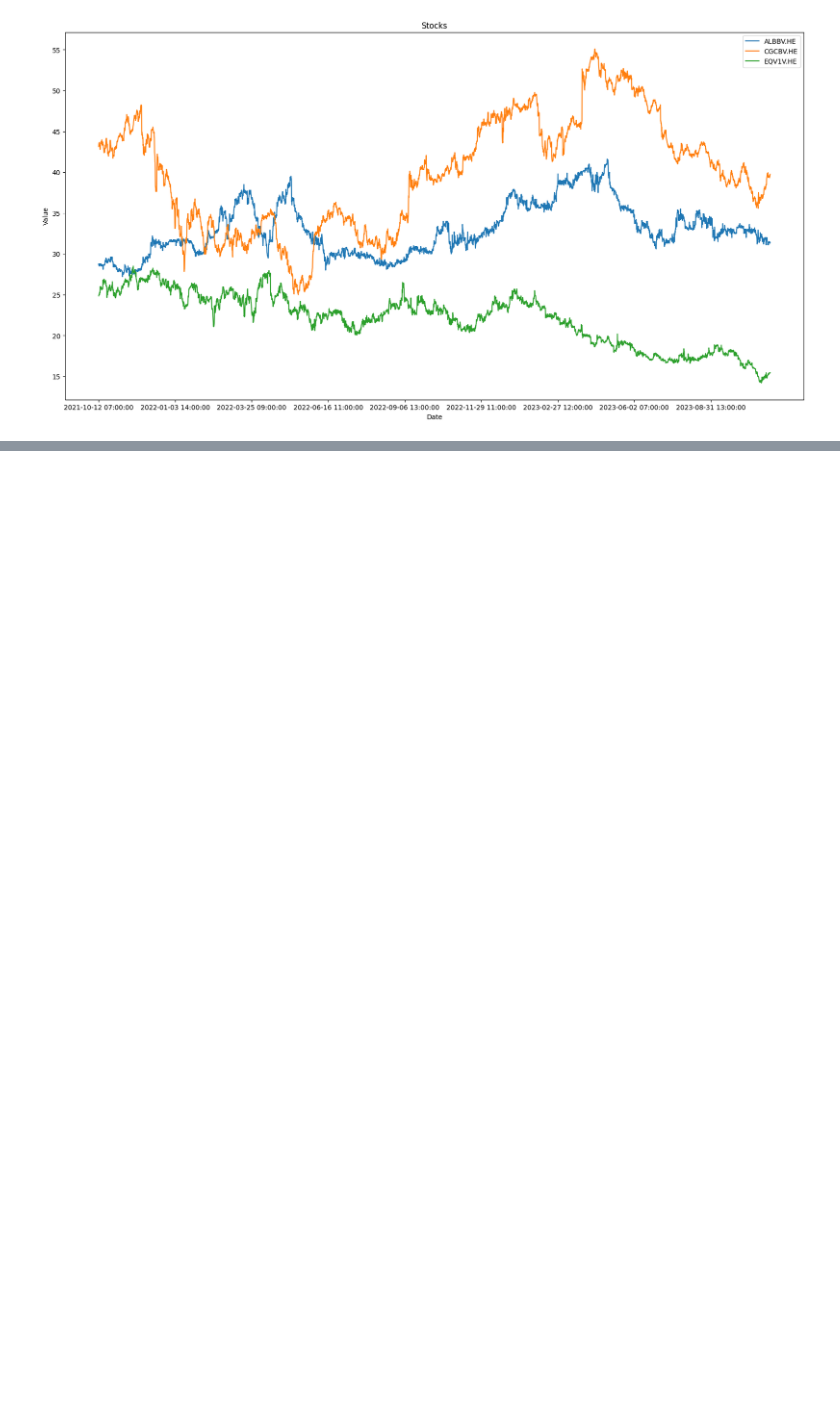
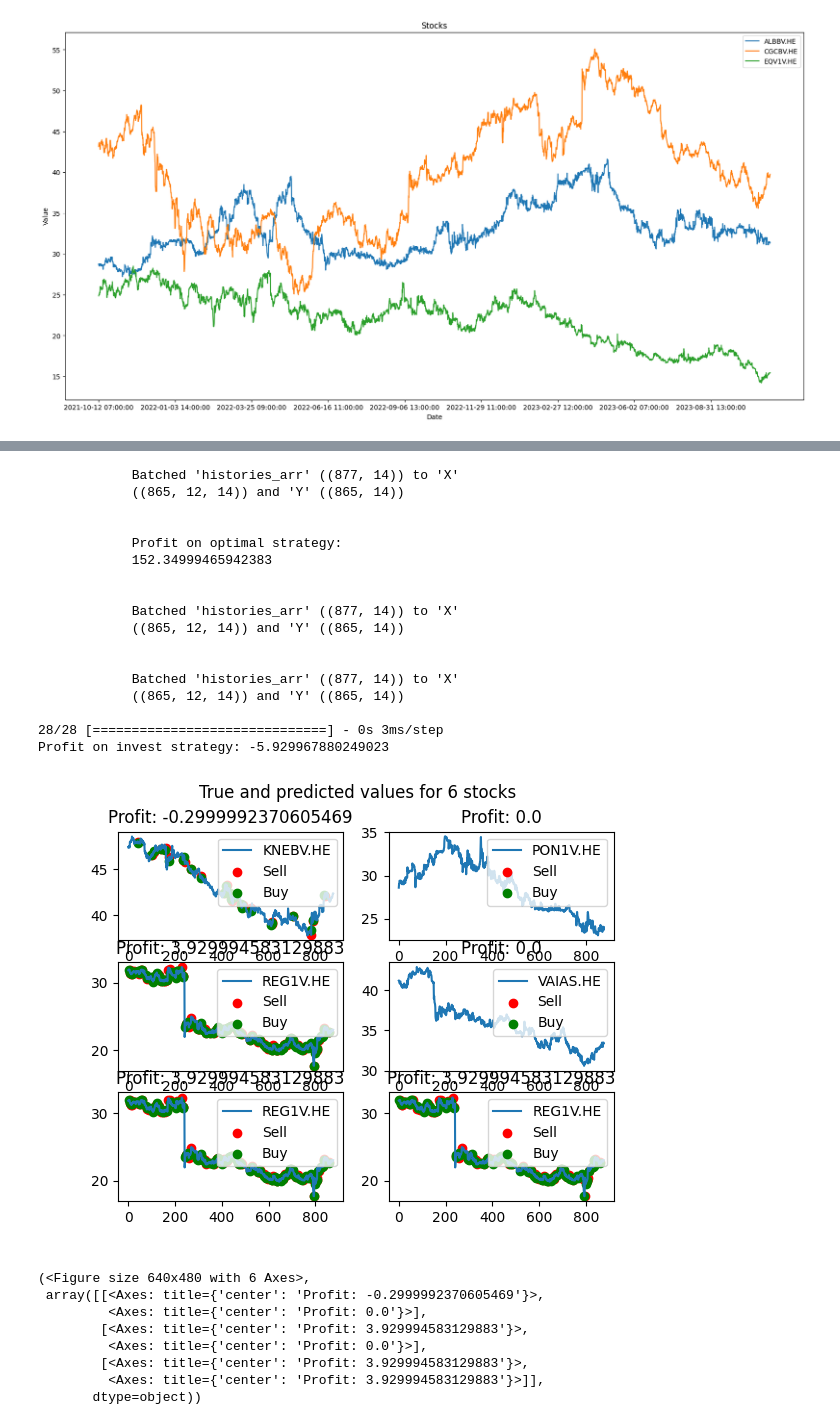
Before and after one commit to ilmari99/stonk-prediction, a Jupyter notebook: stock_predictions.ipynb, the cells around one changed output, grey strips where cells are left out. Cells and saved outputs as stored; diff of their text form; code cells hidden in the pictures; blank space fills up the shorter version.

```diff
--- a/stock_predictions.ipynb
+++ b/stock_predictions.ipynb
@@ -31,6 +28,6 @@ if not os.path.exists("./figures"):
 # %%
 ENCODING = locale.getpreferredencoding()
-DF_PATH = "HEL_12-10-21to08-11-23_timedelta.csv"
+DF_PATH = "HEL_12-10-21to08-11-23.csv"
 HISTORY_ARRAY_PATH = "./histories_arr.npy"
 MODEL_PATH = "./model.h5"
 SELECTED_TICKERS_PATH = "./TICKERS_TO_FOLLOW.json"
@@ -137,30 +182,43 @@ Y_test = Y[-test_sz:,:]
 # %%
+%load_ext autoreload
+%autoreload 2
+from stock_modules.stock_ml import create_price_prediction_model, create_updown_prediction_model, create_updown_prediction_model_dense
+
 MODEL_PATH = "./model.h5"
 RENEW_MODEL = True
-PATIENCE = 10
-EPOCHS = 100
+PATIENCE = 20
+EPOCHS = 300
 BATCH_SIZE = 64
 
 class SkipTDLoss(tf.keras.losses.Loss):
-    """Huber loss function, that does not account for loss on the first column (Time Delta)
+    """ A loss funciton, that calculates the given loss for all columns except the first one (Time Delta)
     """
-    def __init__(self, delta=1.0, **kwargs):
+    def __init__(self, base_loss_fun, **kwargs):
         super().__init__(**kwargs)
-        self.huber_fn = tf.keras.losses.Huber(delta=delta, reduction=tf.keras.losses.Reduction.NONE)
+        self.base_loss_fun = base_loss_fun
 
     def call(self, y_true, y_pred):
         # Skip first column
-        return self.huber_fn(y_true[:, 1:], y_pred[:, 1:])
+        return self.base_loss_fun(y_true[:,1:], y_pred[:,1:])
 
+LOSS_FUN = tf.keras.losses.BinaryCrossentropy()
 
 # Fit model by showing it the data from the last MHOURS hours, and
 # predicting the next hour
 if os.path.exists(MODEL_PATH) and not RENEW_MODEL:
-    model = tf.keras.models.load_model(MODEL_PATH, custom_objects={"SkipTDLoss": SkipTDLoss})
+    if HAS_TIMEDELTA:
+        skip_td_loss = SkipTDLoss(LOSS_FUN)
+        model = tf.keras.models.load_model(MODEL_PATH, custom_objects={"SkipTDLoss": skip_td_loss})
+    else:
+        model = tf.keras.models.load_model(MODEL_PATH)
 else:
-    model = create_tf_model(MHOURS, X.shape[2])
+    model = create_updown_prediction_model(MHOURS, transformed_np_arr.shape[1], output_scale=OUTPUT_SCALE)
+    # Show example output of model
+    print(f"Example model output: \n {model.predict(X_train[0:1,:,:])}")
+    opt = tf.keras.optimizers.Adam(learning_rate=0.0001)
+    model.compile(loss=LOSS_FUN, optimizer=opt, metrics=["accuracy", "mae"])
     if HAS_TIMEDELTA:
-        model.compile(loss=SkipTDLoss(), optimizer="adam")
+        model.compile(loss=SkipTDLoss(LOSS_FUN), optimizer="adam", metrics=["accuracy", "mae"])
     early_stop = tf.keras.callbacks.EarlyStopping(
         monitor="val_loss",
         patience=PATIENCE,
@@ -171,5 +229,8 @@ else:
             validation_data=(X_test, Y_test), verbose=1,
             callbacks=[early_stop], shuffle=True)
     model.save(MODEL_PATH)
-print("Model summary: \n", model.summary())
+# Show true values and predictions
+Y_pred = model.predict(X_test)
+if HAS_TIMEDELTA:
+    Y_pred = Y_pred[:,1:]
 # %% [output]
@@ -289,3 +365,34 @@ Text(0.5, 1.0, 'True and predicted values for 5 stocks')
+# %%
+%matplotlib widget
+from stock_modules.stock_plot import plot_strategy_based_on_predictions
+plot_strategy_based_on_predictions(np_arr_test, transformed_np_arr_test, model, MHOURS, output_scale=OUTPUT_SCALE,ind_conversion=IND_CONVERSION)
+# %% [output]
+            Batched 'histories_arr' ((877, 14)) to 'X'
+            ((865, 12, 14)) and 'Y' ((865, 14))
+
+
+            Profit on optimal strategy:
+            152.34999465942383
+
+
+            Batched 'histories_arr' ((877, 14)) to 'X'
+            ((865, 12, 14)) and 'Y' ((865, 14))
+
+
+            Batched 'histories_arr' ((877, 14)) to 'X'
+            ((865, 12, 14)) and 'Y' ((865, 14))
+
+28/28 [==============================] - 0s 3ms/step
+Profit on invest strategy: -5.929967880249023
+[figure, added]
+(<Figure size 640x480 with 6 Axes>,
+ array([[<Axes: title={'center': 'Profit: -0.2999992370605469'}>,
+         <Axes: title={'center': 'Profit: 0.0'}>],
+        [<Axes: title={'center': 'Profit: 3.929994583129883'}>,
+         <Axes: title={'center': 'Profit: 0.0'}>],
+        [<Axes: title={'center': 'Profit: 3.929994583129883'}>,
+         <Axes: title={'center': 'Profit: 3.929994583129883'}>]],
+       dtype=object))
 # %%
 RECURSE_TO = 50
 # Start from the RECURSE_TO latest hour, predict the next hour, and then
```
Also changed, not shown: parts of 10 cells of this notebook.
